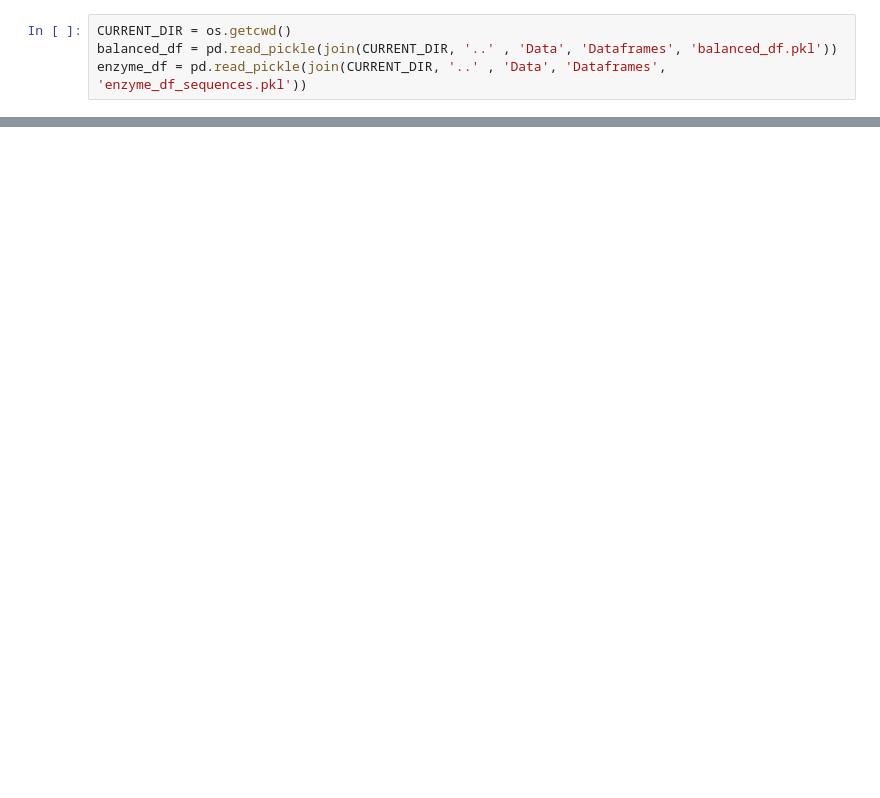
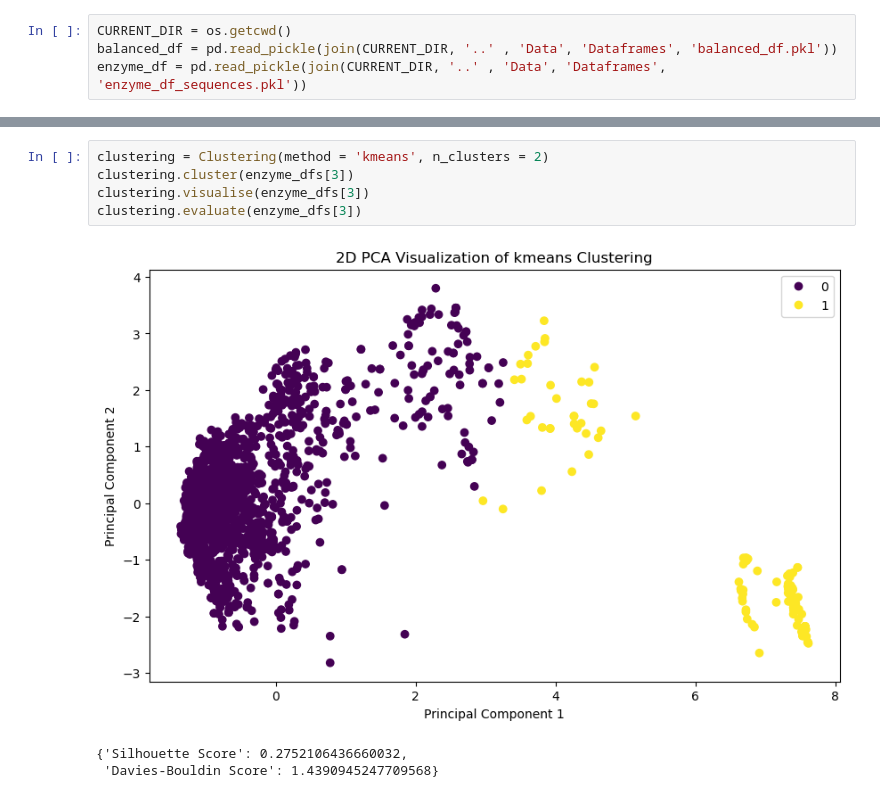
Before and after one commit to Pablo-CanoCarciofa/Enzyme-Specificity, a Jupyter notebook: Code/EDA.ipynb, the cells around one changed output, grey strips where cells are left out. Saved outputs shown, nothing was run; the diff lists cells and outputs as text; blank space fills up the shorter version.

```diff
--- a/Code/EDA.ipynb
+++ b/Code/EDA.ipynb
@@ -71,0 +40,9 @@ sns.scatterplot(data = enzyme_pca, x = 'PCA_1', y = 'PCA_2', hue = 'Cluster')
+# %%
+clustering = Clustering(method = 'kmeans', n_clusters = 2)
+clustering.cluster(enzyme_dfs[3])
+clustering.visualise(enzyme_dfs[3])
+clustering.evaluate(enzyme_dfs[3])
+# %% [output]
+[figure, added]
+{'Silhouette Score': 0.2752106436660032,
+ 'Davies-Bouldin Score': 1.4390945247709568}
```
Also changed, not shown: parts of 21 cells of this notebook, 2 other files.
